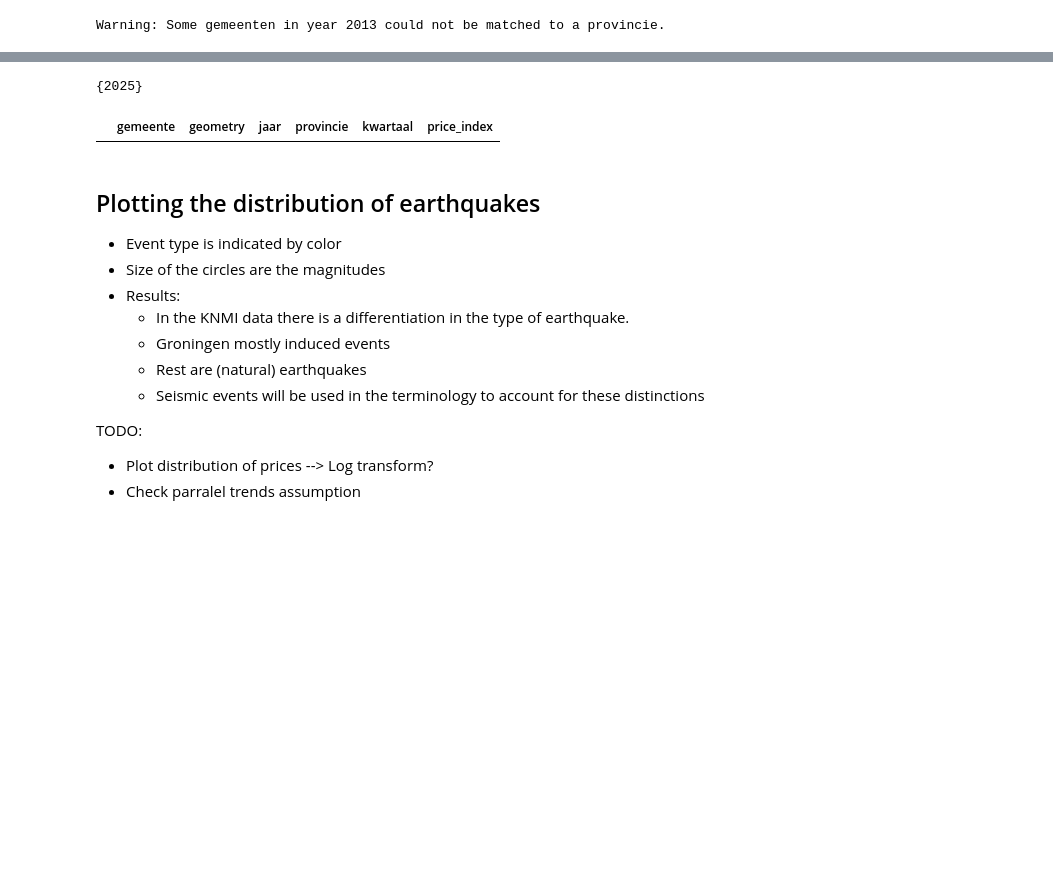
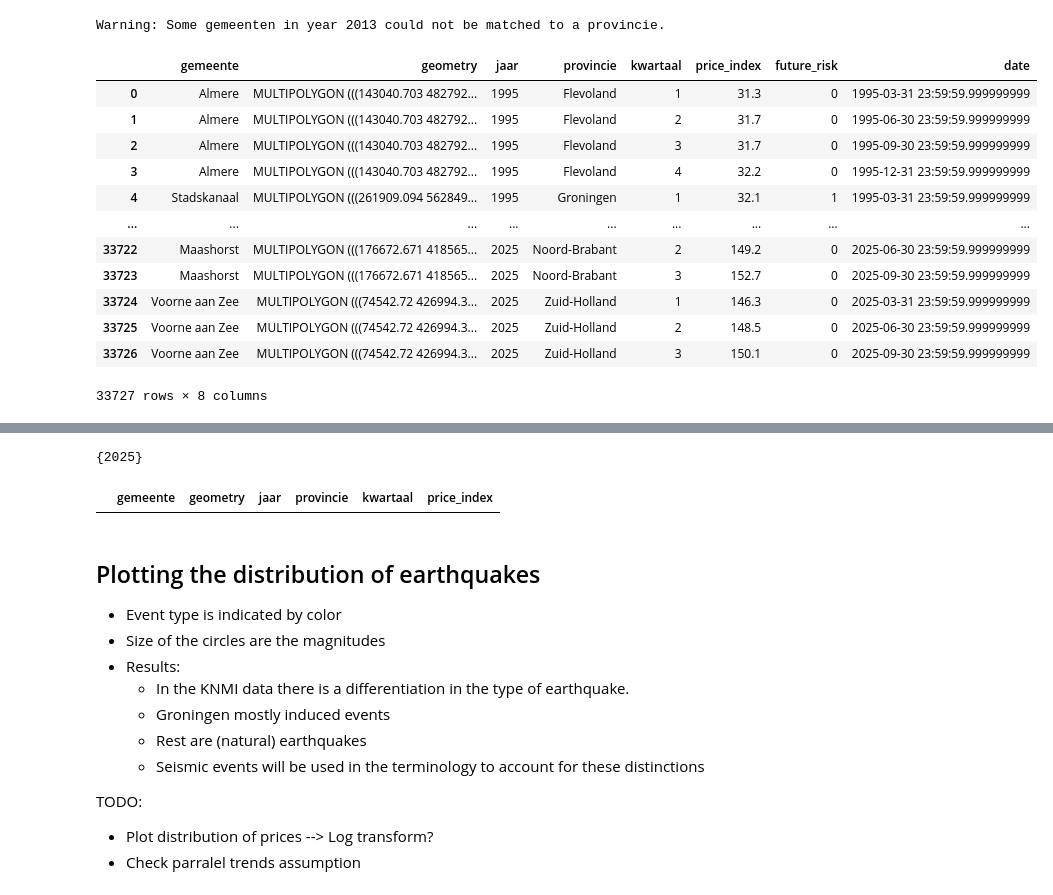
Before and after one commit to TayyipAltan/house_price_causality, a Jupyter notebook: notebooks/analysis.ipynb, the cells around one changed output, grey strips where cells are left out. Saved outputs shown, nothing was run; the diff lists cells and outputs as text; code cells hidden in the pictures; blank space fills up the shorter version.

```diff
--- a/analysis.ipynb
+++ b/notebooks/analysis.ipynb
@@ -27,0 +70,10 @@ L = Location characteristics (fault zones)
+# %%
+joined = gpd.sjoin(
+    gdf_gemeenten,
+    gdf_provincies, #buffer to avoid mismathc
+    how="left",
+    predicate="within",
+    lsuffix="_gemeente",
+    rsuffix="_provincie"
+)
+joined.info()
@@ -44,0 +179,22 @@ Warning: Some gemeenten in year 2013 could not be matched to a provincie.
+# %%
+gdf_area_prijs['date'] = pd.PeriodIndex(
+    year = gdf_area_prijs['jaar'],
+    quarter = gdf_area_prijs['kwartaal'],
+    freq = 'Q'
+).to_timestamp(how = 'end')
+
+gdf_area_prijs
+# %% [output]
+|  | gemeente | geometry | jaar | provincie | kwartaal | price_index | future_risk | date |
+| 0 | Almere | MULTIPOLYGON (((143040.703 482792... | 1995 | Flevoland | 1 | 31.3 | 0 | 1995-03-31 23:59:59.999999999 |
+| 1 | Almere | MULTIPOLYGON (((143040.703 482792... | 1995 | Flevoland | 2 | 31.7 | 0 | 1995-06-30 23:59:59.999999999 |
+| 2 | Almere | MULTIPOLYGON (((143040.703 482792... | 1995 | Flevoland | 3 | 31.7 | 0 | 1995-09-30 23:59:59.999999999 |
+| 3 | Almere | MULTIPOLYGON (((143040.703 482792... | 1995 | Flevoland | 4 | 32.2 | 0 | 1995-12-31 23:59:59.999999999 |
+| 4 | Stadskanaal | MULTIPOLYGON (((261909.094 562849... | 1995 | Groningen | 1 | 32.1 | 1 | 1995-03-31 23:59:59.999999999 |
+| ... | ... | ... | ... | ... | ... | ... | ... | ... |
+| 33722 | Maashorst | MULTIPOLYGON (((176672.671 418565... | 2025 | Noord-Brabant | 2 | 149.2 | 0 | 2025-06-30 23:59:59.999999999 |
+| 33723 | Maashorst | MULTIPOLYGON (((176672.671 418565... | 2025 | Noord-Brabant | 3 | 152.7 | 0 | 2025-09-30 23:59:59.999999999 |
+| 33724 | Voorne aan Zee | MULTIPOLYGON (((74542.72 426994.3... | 2025 | Zuid-Holland | 1 | 146.3 | 0 | 2025-03-31 23:59:59.999999999 |
+| 33725 | Voorne aan Zee | MULTIPOLYGON (((74542.72 426994.3... | 2025 | Zuid-Holland | 2 | 148.5 | 0 | 2025-06-30 23:59:59.999999999 |
+| 33726 | Voorne aan Zee | MULTIPOLYGON (((74542.72 426994.3... | 2025 | Zuid-Holland | 3 | 150.1 | 0 | 2025-09-30 23:59:59.999999999 |
+33727 rows × 8 columns
```
Also changed, not shown: parts of 22 cells of this notebook, 7 other files.
